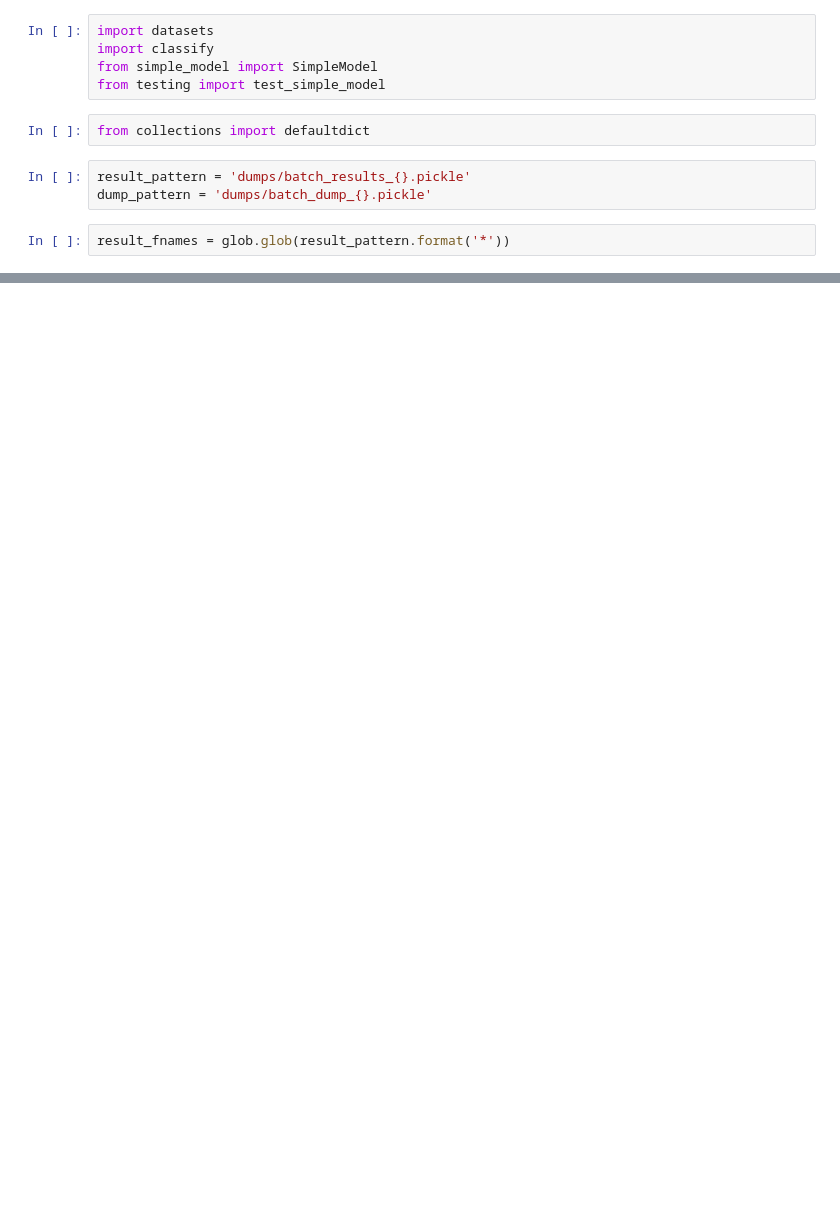
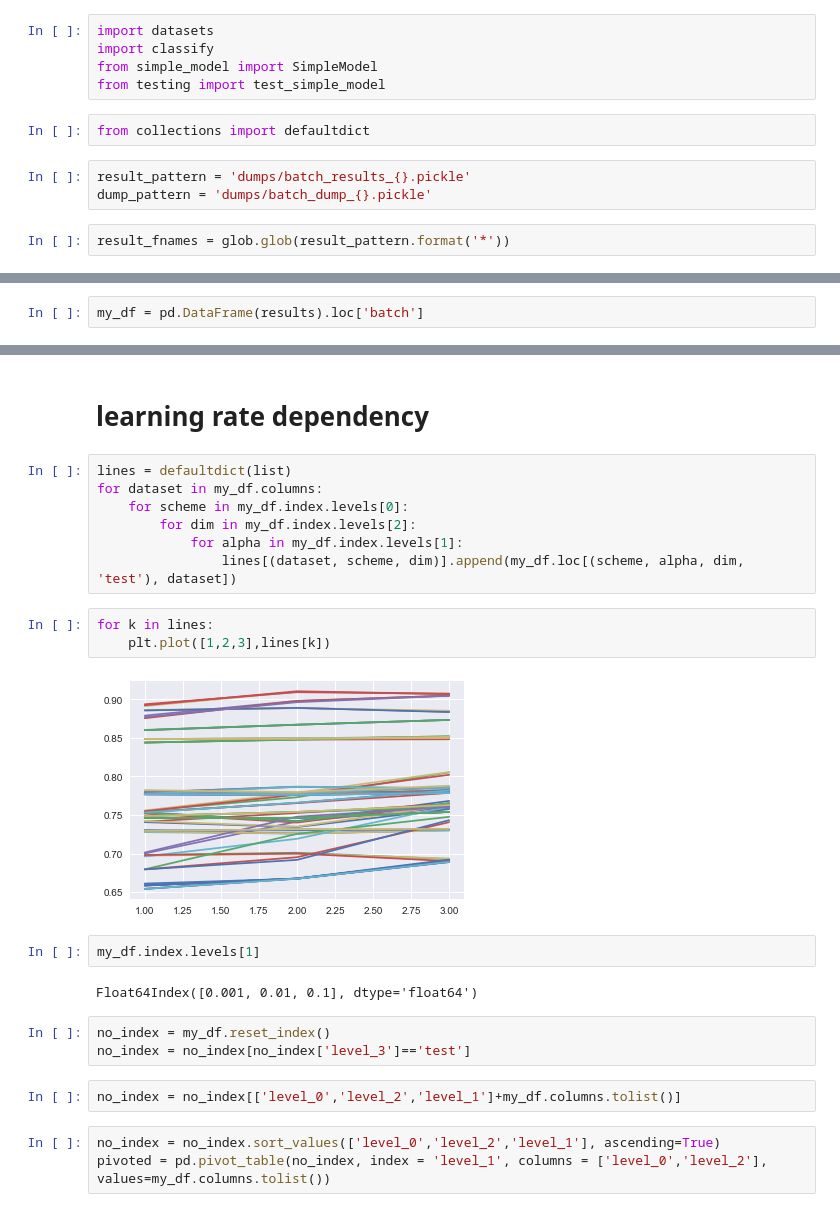
Before and after one commit to vlejd/diploma_thesis, a Jupyter notebook: lsa_backprop/exepriments_batch_results.ipynb, the cells around one changed output, grey strips where cells are left out. Saved outputs shown, nothing was run; the diff lists cells and outputs as text; blank space fills up the shorter version.

Commit message:
Git batch results

```diff
--- a/lsa_backprop/exepriments_batch_results.ipynb
+++ b/lsa_backprop/exepriments_batch_results.ipynb
@@ -71,0 +48,2 @@ str(None)
+# %%
+my_df = pd.DataFrame(results).loc['batch']
@@ -71,0 +74,26 @@ str(None)
+# %% [markdown]
+# learning rate dependency
+# %%
+lines = defaultdict(list)
+for dataset in my_df.columns:
+    for scheme in my_df.index.levels[0]:
+        for dim in my_df.index.levels[2]:
+            for alpha in my_df.index.levels[1]:
+                lines[(dataset, scheme, dim)].append(my_df.loc[(scheme, alpha, dim, 'test'), dataset])
+# %%
+for k in lines:
+    plt.plot([1,2,3],lines[k])
+# %% [output]
+[figure, added]
+# %%
+my_df.index.levels[1]
+# %% [output]
+Float64Index([0.001, 0.01, 0.1], dtype='float64')
+# %%
+no_index = my_df.reset_index()
+no_index = no_index[no_index['level_3']=='test']
+# %%
+no_index = no_index[['level_0','level_2','level_1']+my_df.columns.tolist()]
+# %%
+no_index = no_index.sort_values(['level_0','level_2','level_1'], ascending=True)
+pivoted = pd.pivot_table(no_index, index = 'level_1', columns = ['level_0','level_2'], values=my_df.columns.tolist())
```
Also changed, not shown: parts of 15 cells of this notebook, 1 other file.
